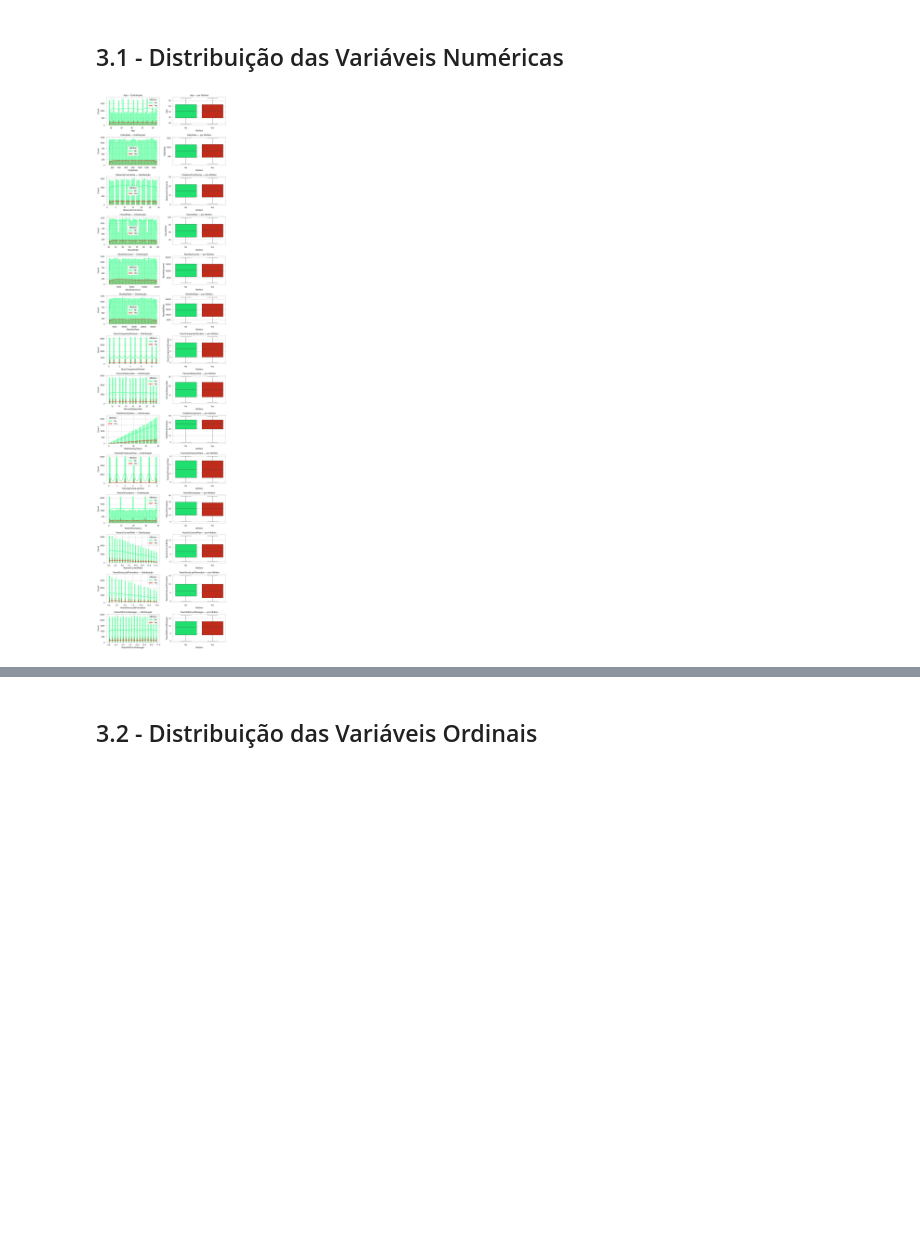
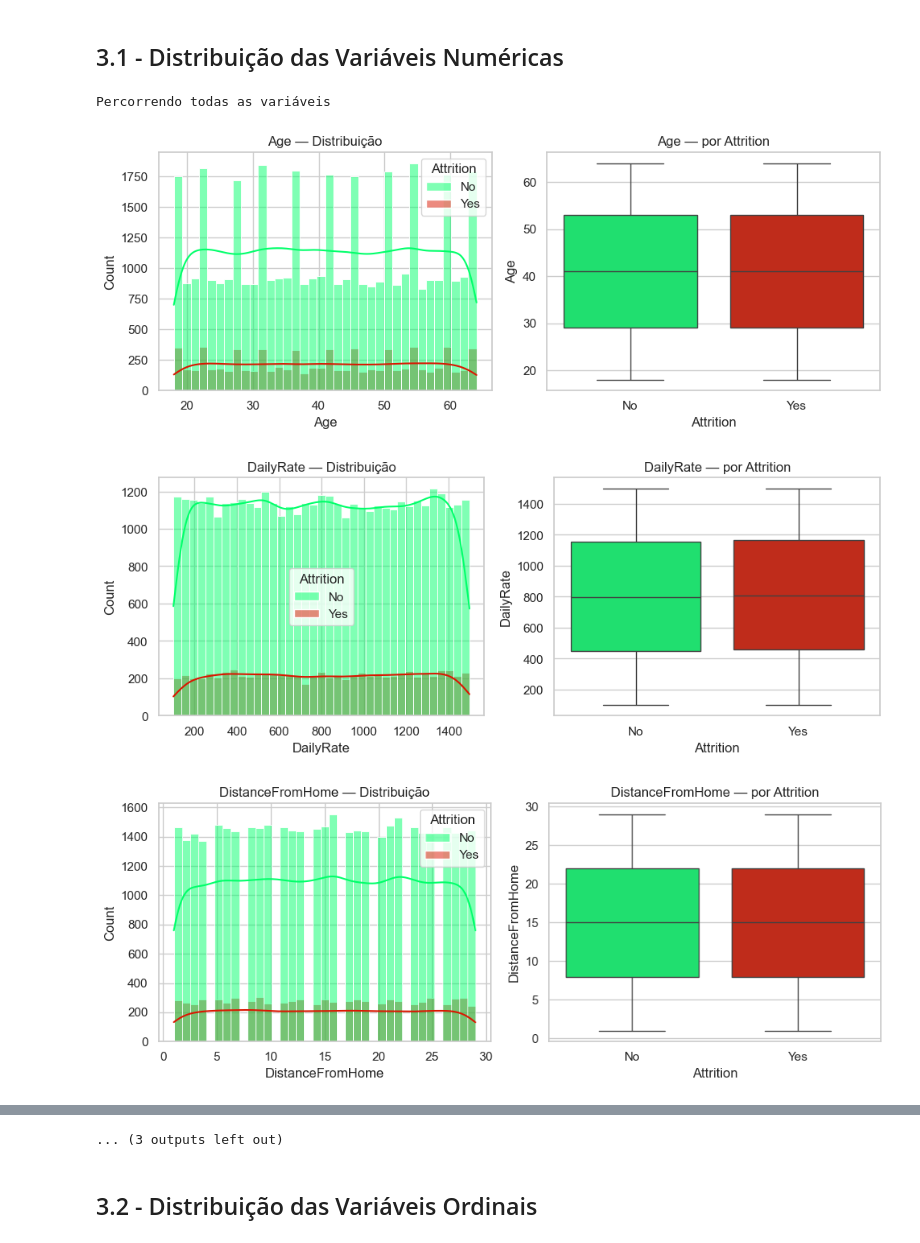
Before and after one commit to JonasGX/model-techcorp-attrition, a Jupyter notebook: notebooks/01_EDA.ipynb, the cells around one changed output, grey strips where cells are left out. Drawn from its saved outputs; the diff is of its cells as text; code cells hidden in the pictures; blank space fills up the shorter version.

Commit message:
Avançando nas analises estatisticas e finalizando etapa de EDA

```diff
--- a/notebooks/01_EDA.ipynb
+++ b/notebooks/01_EDA.ipynb
@@ -323,22 +322,3 @@ plt.show()
 # 3. Análise visual e levantamento de hipóteses
 # %% [markdown]
 ## 3.1 - Distribuição das Variáveis Numéricas
-# %%
-fig, axes = plt.subplots(len(num_continuas), 2, figsize=(10, len(num_continuas) * 3))
-
-for i, col in enumerate(num_continuas):
-    # Histograma
-    sns.histplot(data=df_sample, x=col, hue='Attrition', kde=True,
-                 ax=axes[i, 0], palette={'Yes': "#da1600", 'No': "#00ff6a"})
-    axes[i, 0].set_title(f'{col} — Distribuição')
-
-    # Boxplot
-    sns.boxplot(data=df_sample, x='Attrition', y=col,
-                ax=axes[i, 1], palette={'Yes': "#db1600", 'No': "#00ff6a"})
-    axes[i, 1].set_title(f'{col} — por Attrition')
-
-plt.tight_layout()
-plt.savefig('../reports/distribuicao_variaveis_continuas.png', dpi=150, bbox_inches='tight')
-plt.show()
-# %% [output]
-[figure, removed]
@@ -344,0 +376,7 @@ plt.show()
+# %%
+analise_variaveis_continuas(df_sample, num_continuas)
+# %% [output]
+Percorrendo todas as variáveis
+[figure, added]
+[figure, added]
+[figure, added]
@@ -345,2 +391,3 @@ plt.show()
+... (3 outputs left out)
 # %% [markdown]
 ## 3.2 - Distribuição das Variáveis Ordinais
```
Also changed, not shown: parts of 17 cells of this notebook, 37 other files.
